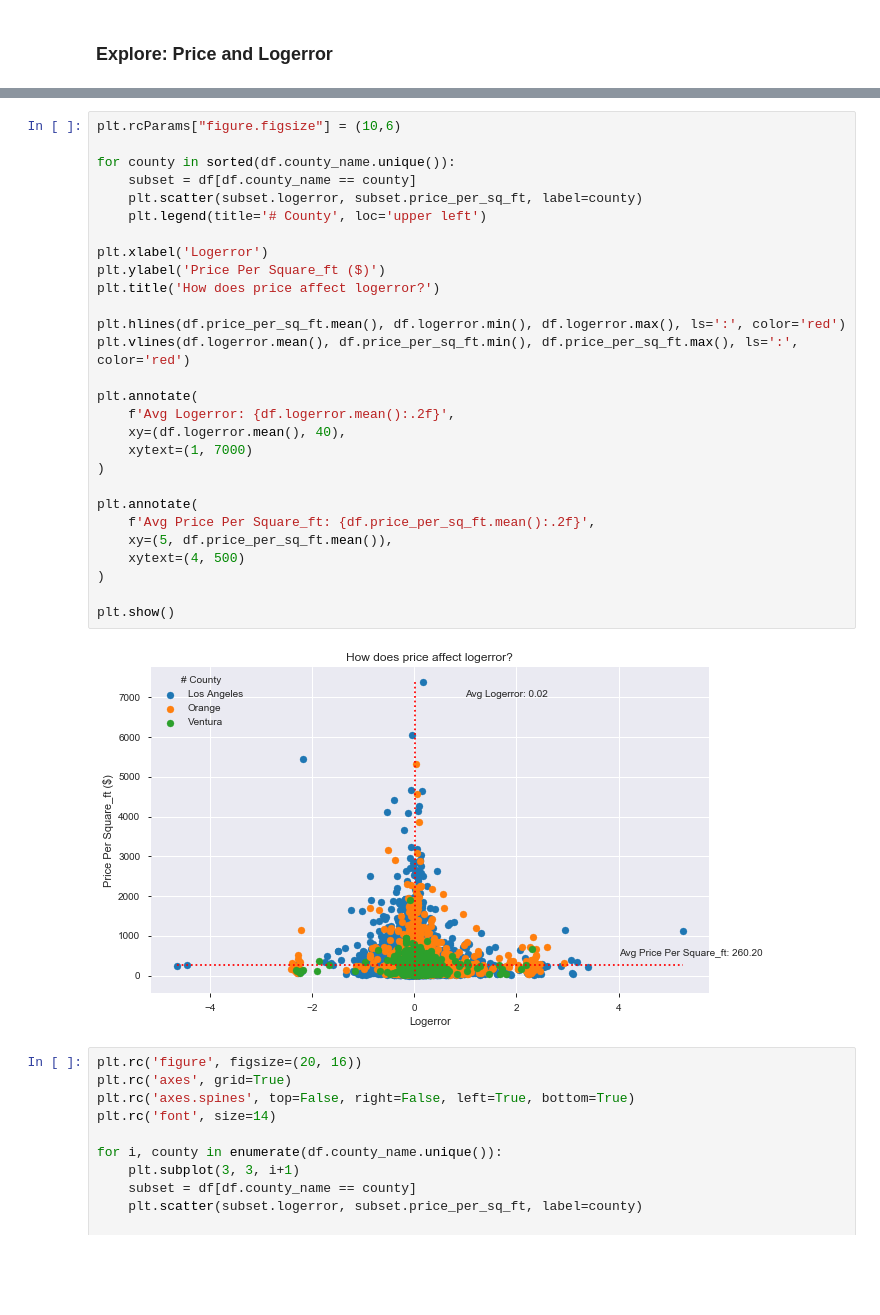
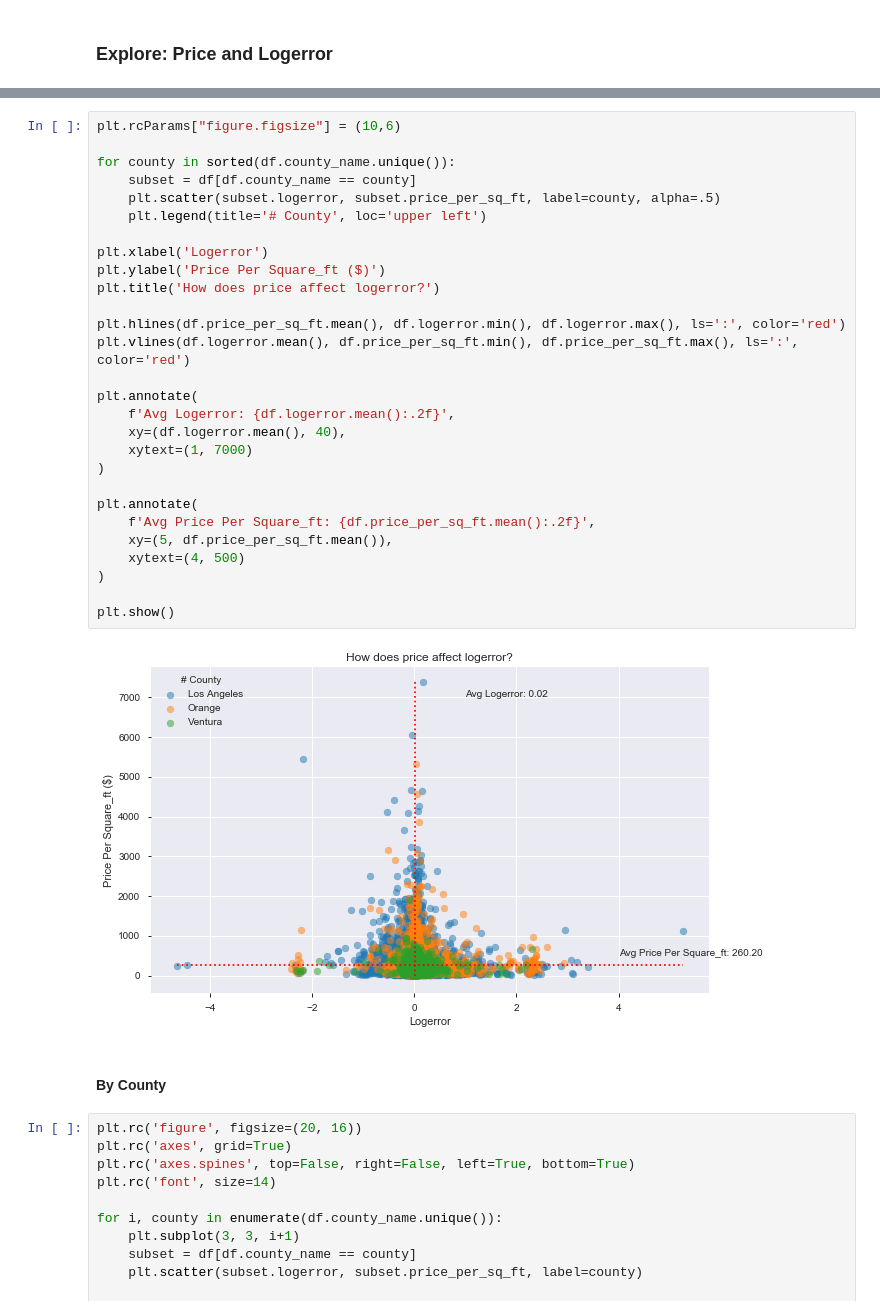
Before and after one commit to FJ-Zillow-Org/Zillow, a Jupyter notebook: deliverable.ipynb, the cells around one changed output, grey strips where cells are left out. Cells and saved outputs as stored; diff of their text form; blank space fills up the shorter version.

```diff
--- a/deliverable.ipynb
+++ b/deliverable.ipynb
@@ -381,33 +398,35 @@ Name: price_per_sq_ft, dtype: float64
 # %%
 plt.rcParams["figure.figsize"] = (10,6)
 
 for county in sorted(df.county_name.unique()):
     subset = df[df.county_name == county]
-    plt.scatter(subset.logerror, subset.price_per_sq_ft, label=county)
+    plt.scatter(subset.logerror, subset.price_per_sq_ft, label=county, alpha=.5)
     plt.legend(title='# County', loc='upper left')
 
 plt.xlabel('Logerror')
 plt.ylabel('Price Per Square_ft ($)')
 plt.title('How does price affect logerror?')
 
 plt.hlines(df.price_per_sq_ft.mean(), df.logerror.min(), df.logerror.max(), ls=':', color='red')
 plt.vlines(df.logerror.mean(), df.price_per_sq_ft.min(), df.price_per_sq_ft.max(), ls=':', color='red')
 
 plt.annotate(
     f'Avg Logerror: {df.logerror.mean():.2f}',
     xy=(df.logerror.mean(), 40),
     xytext=(1, 7000)
 )
 
 plt.annotate(
     f'Avg Price Per Square_ft: {df.price_per_sq_ft.mean():.2f}',
     xy=(5, df.price_per_sq_ft.mean()),
     xytext=(4, 500)
 )
 
 plt.show()
 # %% [output]
-[figure, old version]
+[figure, new version]
+# %% [markdown]
+#### By County
 # %%
 plt.rc('figure', figsize=(20, 16))
 plt.rc('axes', grid=True)
```
Also changed, not shown: parts of 49 cells of this notebook.
